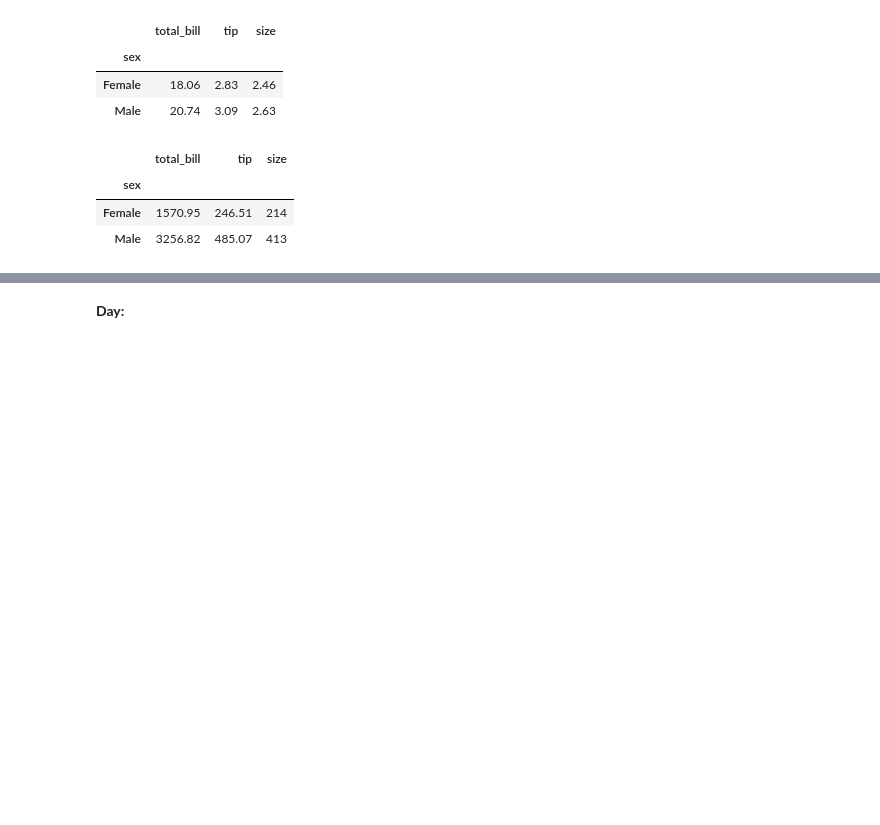
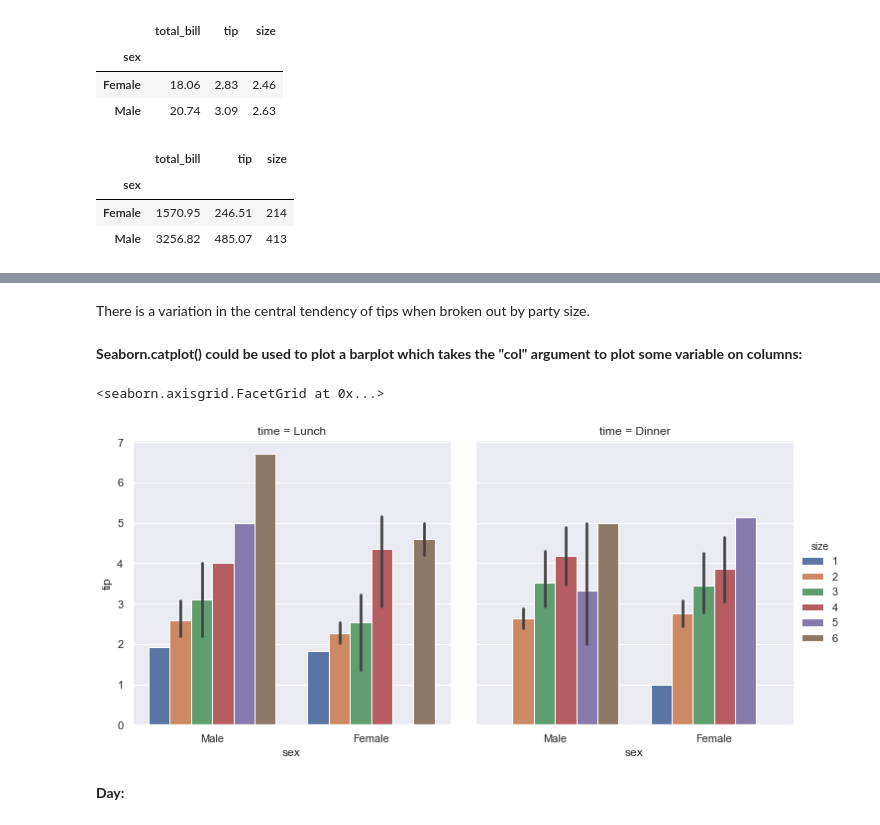
Before and after one commit to johndunne2019/Fundamentals-of-Data-Analysis-Project-2019, a Jupyter notebook: Tips-Dataset.ipynb, the cells around one changed output, grey strips where cells are left out. Drawn from its saved outputs; the diff is of its cells as text; code cells hidden in the pictures; blank space fills up the shorter version.

```diff
--- a/Tips-Dataset.ipynb
+++ b/Tips-Dataset.ipynb
@@ -1180,3 +1222,14 @@ df.groupby('sex').sum().round(2)
+# %% [markdown]
+There is a variation in the central tendency of tips when broken out by party size.
+# %% [markdown]
+**Seaborn.catplot() could be used to plot a barplot which takes the "col" argument to plot some variable on columns:**
+# %%
+sns.catplot(x="sex", y="tip", hue= "size", col="time", kind="bar", data=tips)
+# You can add col argument when useing catplot with kind bar instead of barplot
+# Further reasding and exmaple shown here: https://seaborn.pydata.org/generated/seaborn.barplot.html#seaborn.barplot
+# %% [output]
+<seaborn.axisgrid.FacetGrid at 0x...>
+[figure, added]
 # %% [markdown]
 **Day:**
 # %%
```
Also changed, not shown: parts of 24 cells of this notebook.
